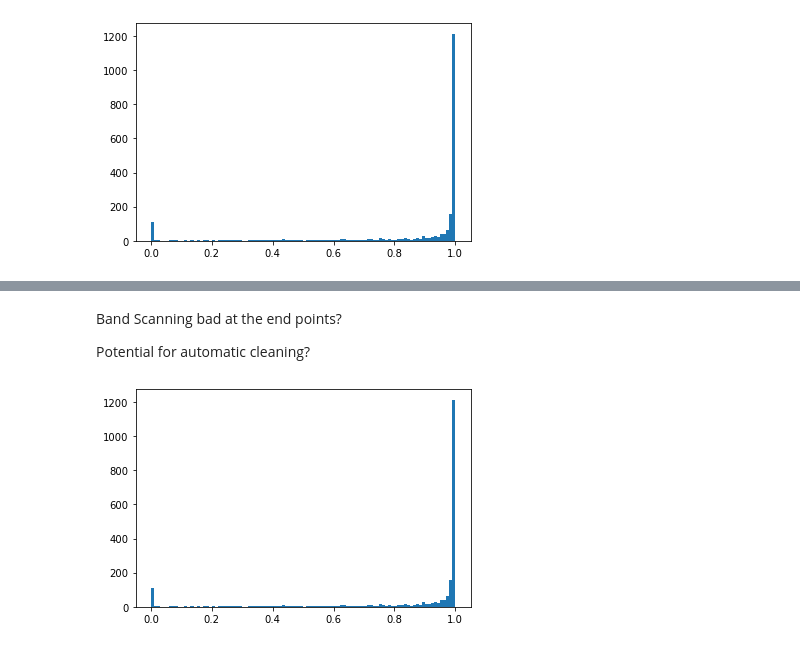
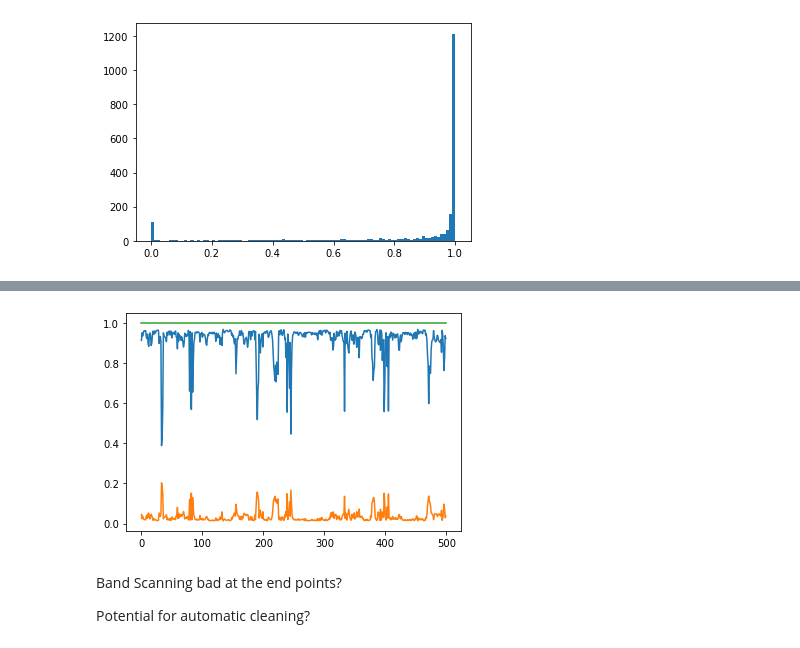
Before and after one commit to yoavfreund/Bathymetry, a Jupyter notebook: Hugh/Analysis.ipynb, the cells around one changed output, grey strips where cells are left out. Drawn from its saved outputs; the diff is of its cells as text; code cells hidden in the pictures.

```diff
--- a/Hugh/Analysis.ipynb
+++ b/Hugh/Analysis.ipynb
@@ -81,3 +87,7 @@ plot(_std[i:j])
+# %%
+plot_scores(_mean,_std,human,60000,60500);
+# %% [output]
+[figure, added]
 # %% [markdown]
 Band Scanning bad at the end points?
 
@@ -87,4 +94,0 @@ sum(np.array(frac_good)==1.0)/len(frac_good)
-# %%
-hist(frac_good,bins=100);
-# %% [output]
-[figure, removed]
```
Also changed, not shown: parts of 13 cells of this notebook.
